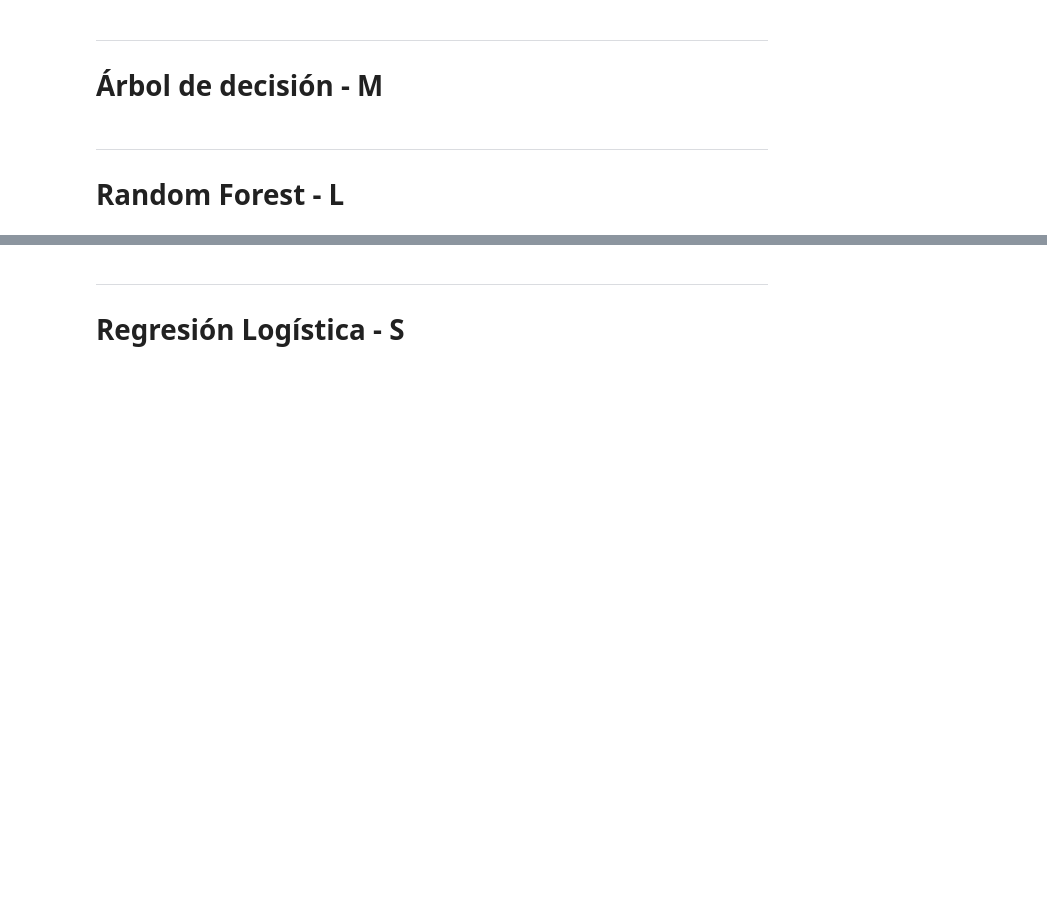
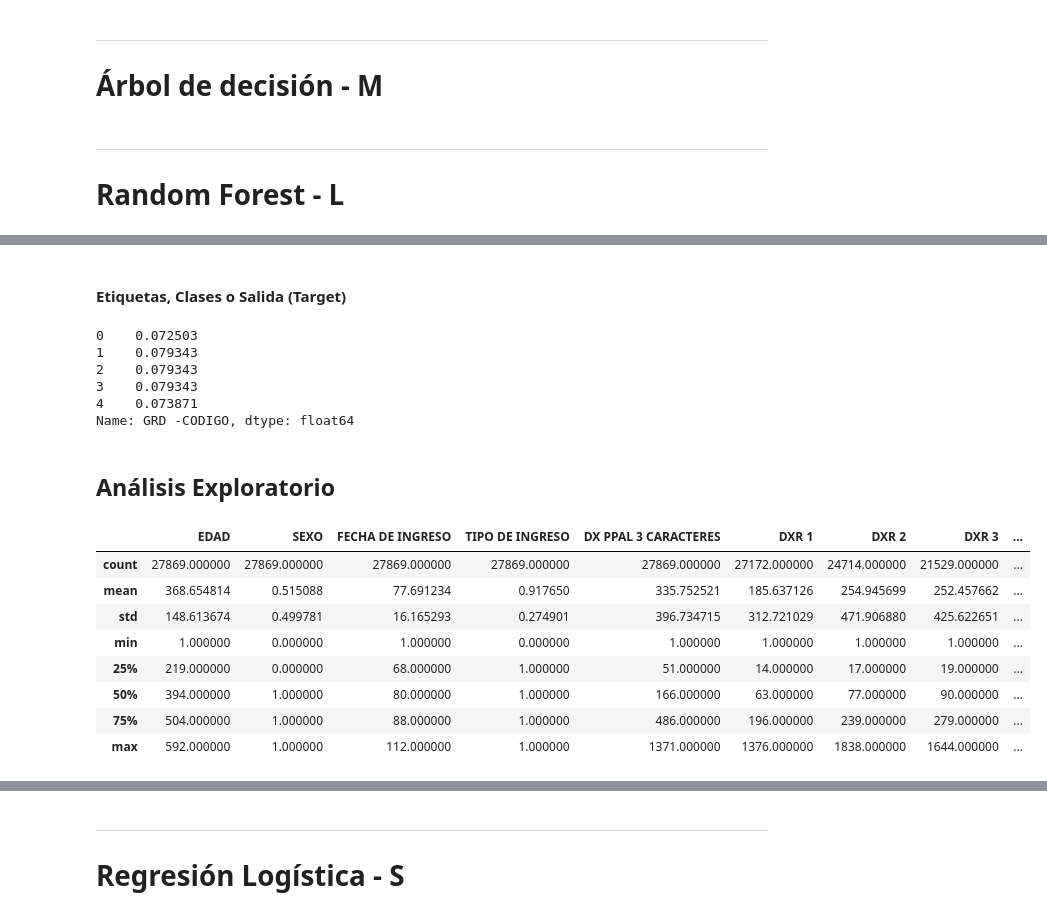
Before and after one commit to Santiago-Rivera-Estrada/Practica2InfoMedica, a Jupyter notebook: Informe_Practica2 (1).ipynb, the cells around one changed output, grey strips where cells are left out. Drawn from its saved outputs; the diff is of its cells as text; code cells hidden in the pictures; blank space fills up the shorter version.

```diff
--- a/Informe_Practica2 (1).ipynb
+++ b/Informe_Practica2 (1).ipynb
@@ -593,0 +620,26 @@ print(y.value_counts(normalize=True).head(10))
+# %% [markdown]
+####  Etiquetas, Clases o Salida (Target)
+# %%
+Y_RF = df_inf.iloc[:, 11]
+Y_RF.head(5)
+# %% [output]
+0    0.072503
+1    0.079343
+2    0.079343
+3    0.079343
+4    0.073871
+Name: GRD -CODIGO, dtype: float64
+# %% [markdown]
+##  Análisis Exploratorio
+# %%
+X_RF.describe()
+# %% [output]
+|  | EDAD | SEXO | FECHA DE INGRESO | TIPO DE INGRESO | DX PPAL 3 CARACTERES | DXR 1 | DXR 2 | DXR 3 | ... |
+| count | 27869.000000 | 27869.000000 | 27869.000000 | 27869.000000 | 27869.000000 | 27172.000000 | 24714.000000 | 21529.000000 | ... |
+| mean | 368.654814 | 0.515088 | 77.691234 | 0.917650 | 335.752521 | 185.637126 | 254.945699 | 252.457662 | ... |
+| std | 148.613674 | 0.499781 | 16.165293 | 0.274901 | 396.734715 | 312.721029 | 471.906880 | 425.622651 | ... |
+| min | 1.000000 | 0.000000 | 1.000000 | 0.000000 | 1.000000 | 1.000000 | 1.000000 | 1.000000 | ... |
+| 25% | 219.000000 | 0.000000 | 68.000000 | 1.000000 | 51.000000 | 14.000000 | 17.000000 | 19.000000 | ... |
+| 50% | 394.000000 | 1.000000 | 80.000000 | 1.000000 | 166.000000 | 63.000000 | 77.000000 | 90.000000 | ... |
+| 75% | 504.000000 | 1.000000 | 88.000000 | 1.000000 | 486.000000 | 196.000000 | 239.000000 | 279.000000 | ... |
+| max | 592.000000 | 1.000000 | 112.000000 | 1.000000 | 1371.000000 | 1376.000000 | 1838.000000 | 1644.000000 | ... |
```
Also changed, not shown: parts of 25 cells of this notebook, 1 other file.
